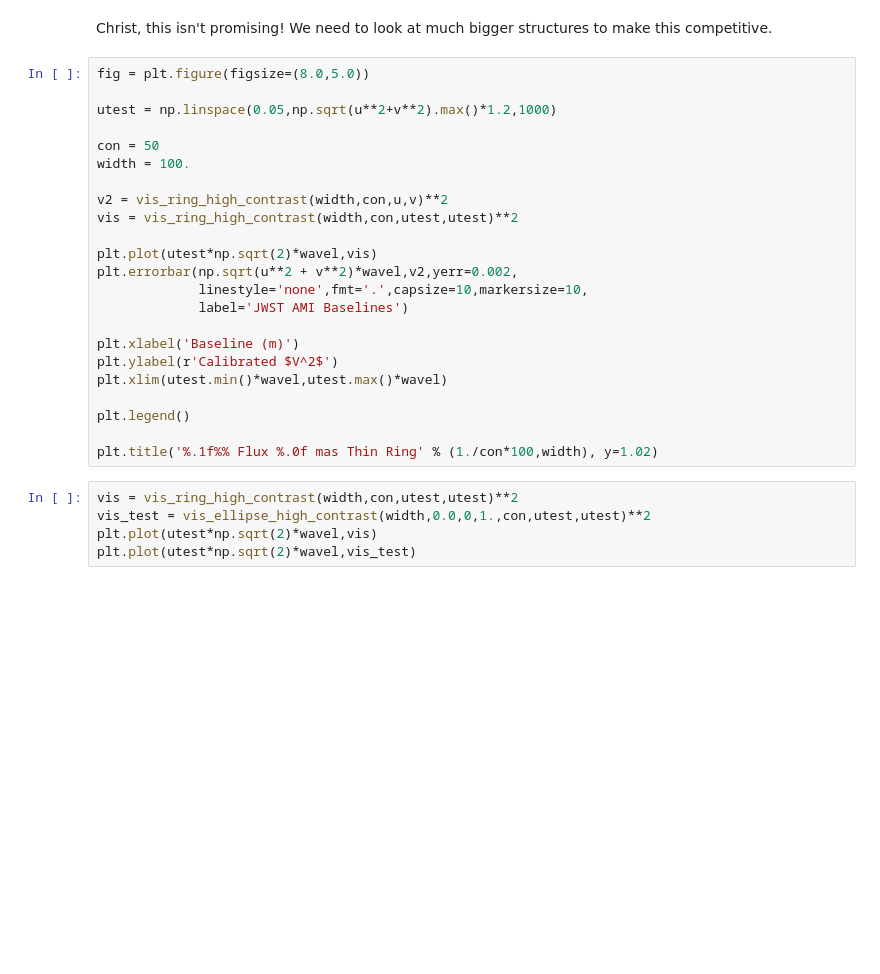
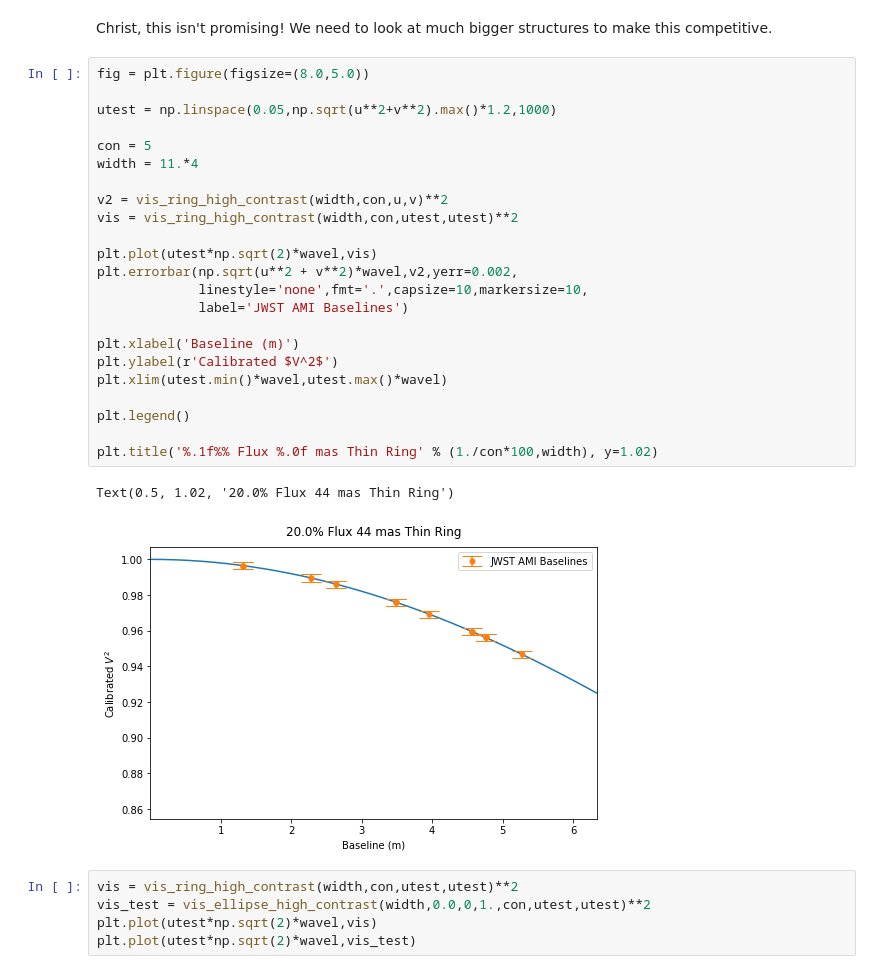
Before and after one commit to benjaminpope/ami, a Jupyter notebook: notebooks/disk_ami.ipynb, the cells around one changed output. Drawn from its saved outputs; the diff is of its cells as text; blank space fills up the shorter version.

```diff
--- a/notebooks/disk_ami.ipynb
+++ b/notebooks/disk_ami.ipynb
@@ -294,26 +310,29 @@ Christ, this isn't promising! We need to look at much bigger structures to make
 # %%
 fig = plt.figure(figsize=(8.0,5.0))
 
 utest = np.linspace(0.05,np.sqrt(u**2+v**2).max()*1.2,1000)
 
-con = 50
-width = 100.
+con = 5
+width = 11.*4
 
 v2 = vis_ring_high_contrast(width,con,u,v)**2
 vis = vis_ring_high_contrast(width,con,utest,utest)**2
 
 plt.plot(utest*np.sqrt(2)*wavel,vis)
 plt.errorbar(np.sqrt(u**2 + v**2)*wavel,v2,yerr=0.002,
              linestyle='none',fmt='.',capsize=10,markersize=10,
              label='JWST AMI Baselines')
 
 plt.xlabel('Baseline (m)')
 plt.ylabel(r'Calibrated $V^2$')
 plt.xlim(utest.min()*wavel,utest.max()*wavel)
 
 plt.legend()
 
 plt.title('%.1f%% Flux %.0f mas Thin Ring' % (1./con*100,width), y=1.02)
+# %% [output]
+Text(0.5, 1.02, '20.0% Flux 44 mas Thin Ring')
+[figure, added]
 # %%
 vis = vis_ring_high_contrast(width,con,utest,utest)**2
 vis_test = vis_ellipse_high_contrast(width,0.0,0,1.,con,utest,utest)**2
```
Also changed, not shown: parts of 15 cells of this notebook.
